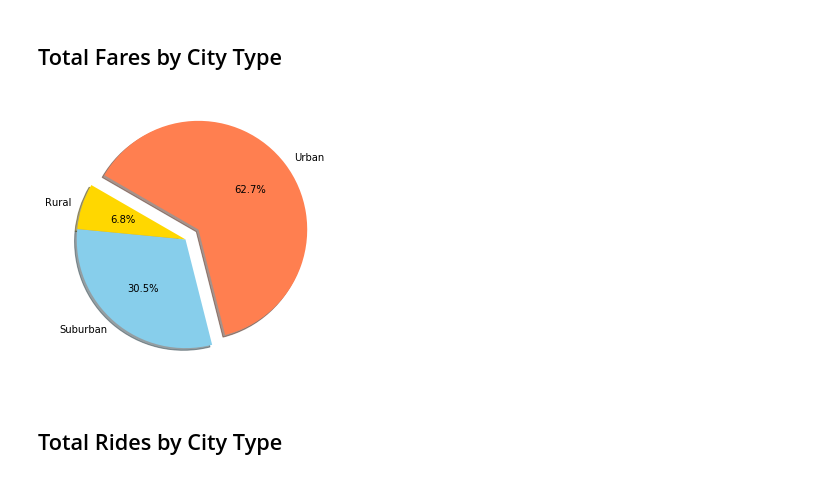
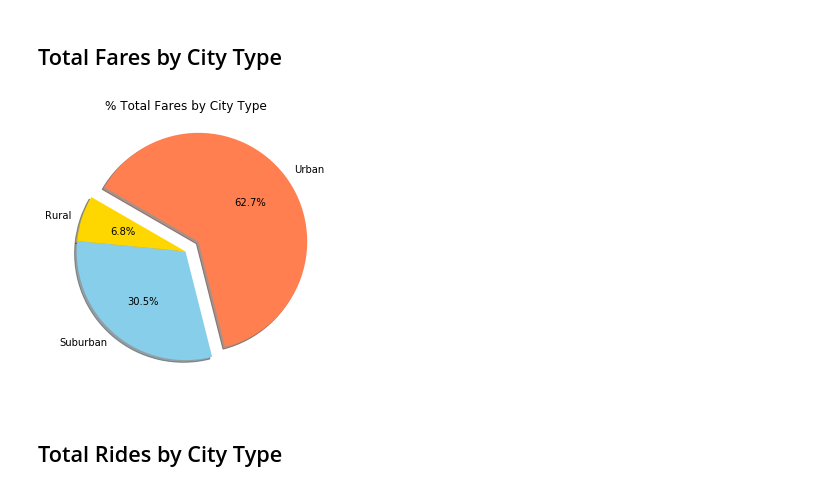
Before and after one commit to ngb1/HW5-Matplotlib, a Jupyter notebook: pyber_progress.ipynb, the cells around one changed output. Saved outputs shown, nothing was run; the diff lists cells and outputs as text; code cells hidden in the pictures.

Commit message:
added titles

```diff
--- a/pyber_progress.ipynb
+++ b/pyber_progress.ipynb
@@ -102,32 +102,32 @@ plt.show()
 # %%
 # Calculate Type Percents
 total_urban = combined_df["fare"].loc[combined_df["type"] == "Urban"].sum()
 total_suburban = combined_df["fare"].loc[combined_df["type"] == "Suburban"].sum()
 total_rural = combined_df["fare"].loc[combined_df["type"] == "Rural"].sum()
 
 # Build Pie Chart
 
 # Labels for the sections of our pie chart
 labels = ["Urban", "Suburban", "Rural"]
 
 # The values of each section of the pie chart
 sizes = [total_urban, total_suburban, total_rural]
 
 # The colors of each section of the pie chart
 colors = ["coral", "skyblue", "gold"]
 
 # Tells matplotlib to seperate the "Python" section from the others
 explode = (0.15, 0, 0)
 
 plt.figure(figsize=(10,5))
 plt.pie(sizes, explode=explode, labels=labels, colors=colors, autopct="%1.1f%%", \
         shadow=True, startangle=150, counterclock=False)
-
+plt.title("% Total Fares by City Type")
 
 # Save Figure
 plt.savefig("../Images/Total_Fares_Type_Pies.png")
 # %% [output]
-[figure, old version]
+[figure, new version]
 # %%
 # Show Figure
 plt.show()
```
Also changed, not shown: 3 other files.
